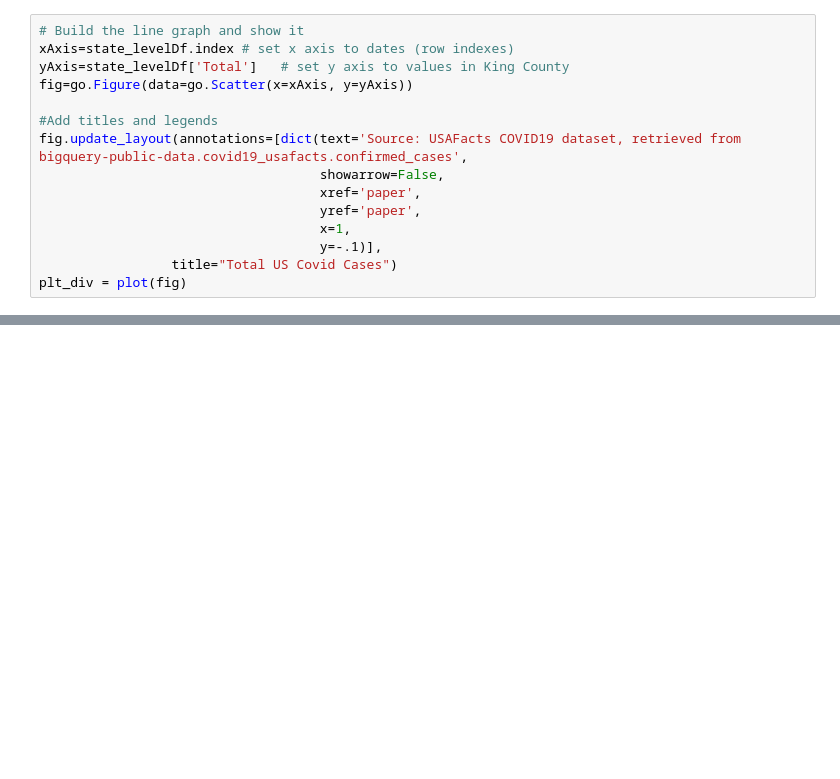
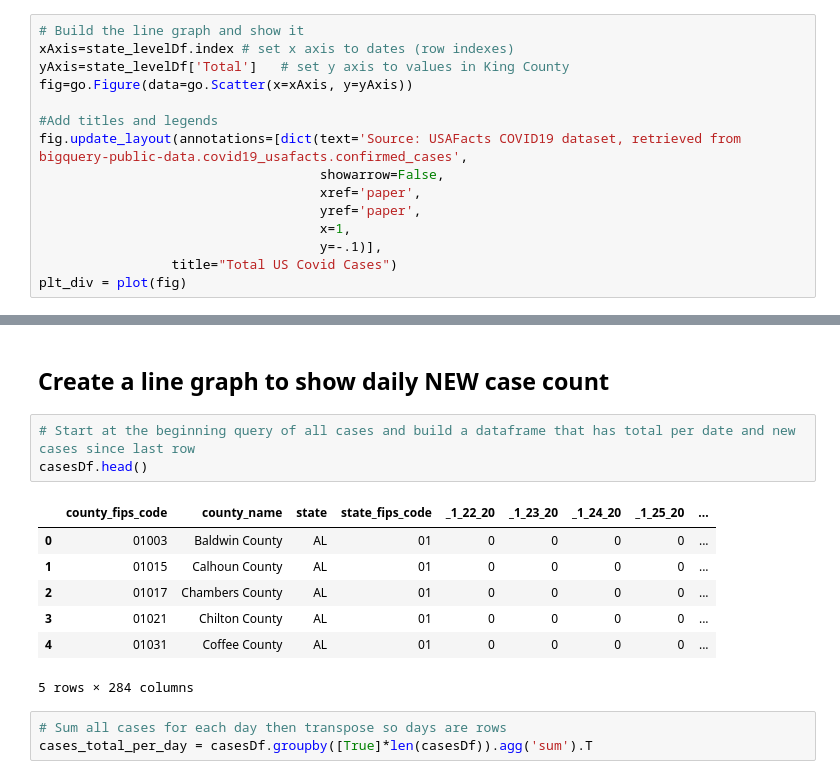
Before and after one commit to mikec3/Portfolio_Test, a Jupyter notebook: BigQuery_And_PlotlyTesting.ipynb, the cells around one changed output, grey strips where cells are left out. Cells and saved outputs as stored; diff of their text form; blank space fills up the shorter version.

Commit message:
Added new cases per day graphs and reformatted

```diff
--- a/BigQuery_And_PlotlyTesting.ipynb
+++ b/BigQuery_And_PlotlyTesting.ipynb
@@ -230,0 +236,16 @@ county_chor_div = plot(CountyChor)
+# %% [markdown]
+## Create a line graph to show daily NEW case count
+# %%
+# Start at the beginning query of all cases and build a dataframe that has total per date and new cases since last row
+casesDf.head()
+# %% [output]
+|  | county_fips_code | county_name | state | state_fips_code | _1_22_20 | _1_23_20 | _1_24_20 | _1_25_20 | ... |
+| 0 | 01003 | Baldwin County | AL | 01 | 0 | 0 | 0 | 0 | ... |
+| 1 | 01015 | Calhoun County | AL | 01 | 0 | 0 | 0 | 0 | ... |
+| 2 | 01017 | Chambers County | AL | 01 | 0 | 0 | 0 | 0 | ... |
+| 3 | 01021 | Chilton County | AL | 01 | 0 | 0 | 0 | 0 | ... |
+| 4 | 01031 | Coffee County | AL | 01 | 0 | 0 | 0 | 0 | ... |
+5 rows × 284 columns
+# %%
+# Sum all cases for each day then transpose so days are rows
+cases_total_per_day = casesDf.groupby([True]*len(casesDf)).agg('sum').T
```
Also changed, not shown: parts of 14 cells of this notebook, 8 other files.
